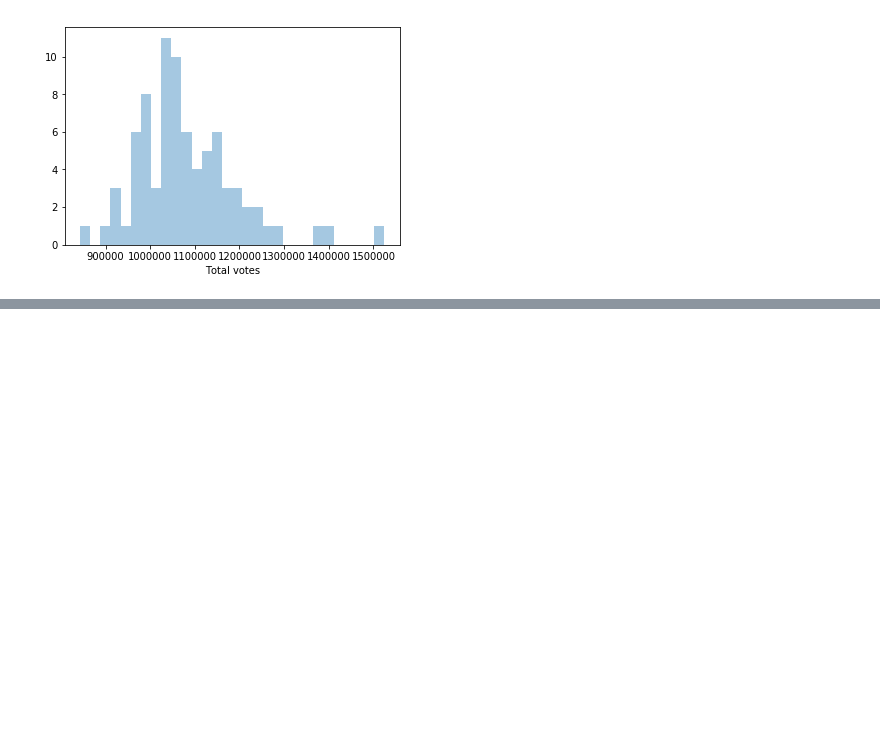
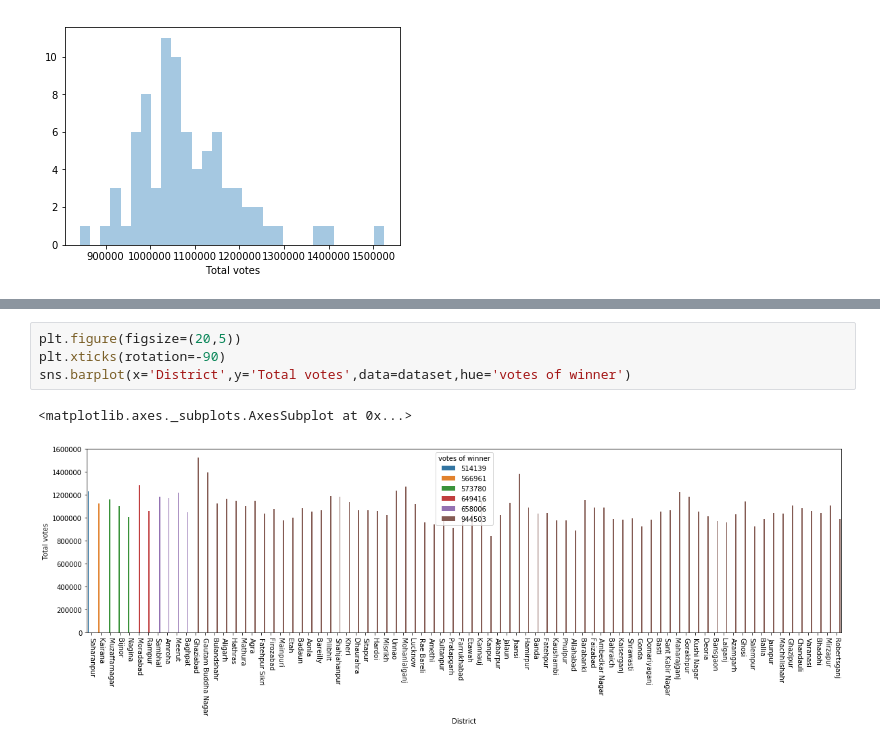
Before and after one commit to shubham860/Lok-sabha-election2019, a Jupyter notebook: ELECTION.ipynb, the cells around one changed output, grey strips where cells are left out. Drawn from its saved outputs; the diff is of its cells as text; blank space fills up the shorter version.

```diff
--- a/ELECTION.ipynb
+++ b/ELECTION.ipynb
@@ -136,0 +147,7 @@ plt.figure(figsize=(28,10))
+# %%
+plt.figure(figsize=(20,5))
+plt.xticks(rotation=-90)
+sns.barplot(x='District',y='Total votes',data=dataset,hue='votes of winner')
+# %% [output]
+<matplotlib.axes._subplots.AxesSubplot at 0x...>
+[figure, added]
```
Also changed, not shown: parts of 13 cells of this notebook, 1 other file.
